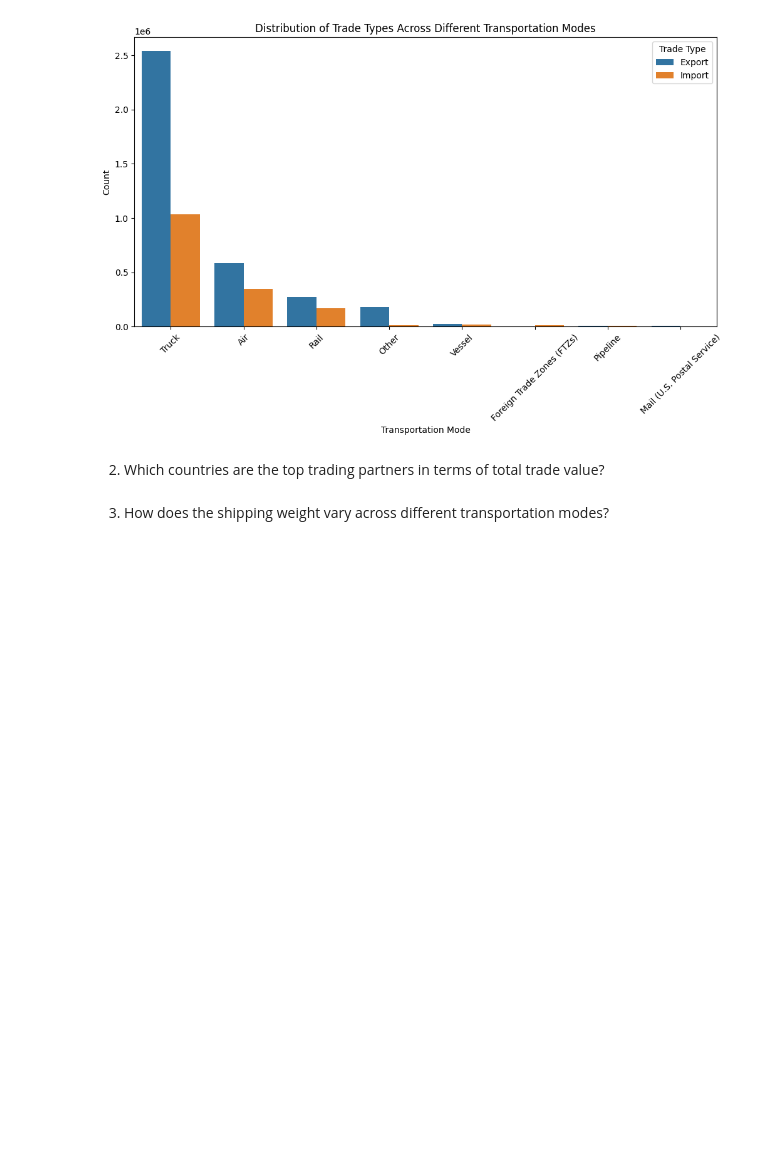
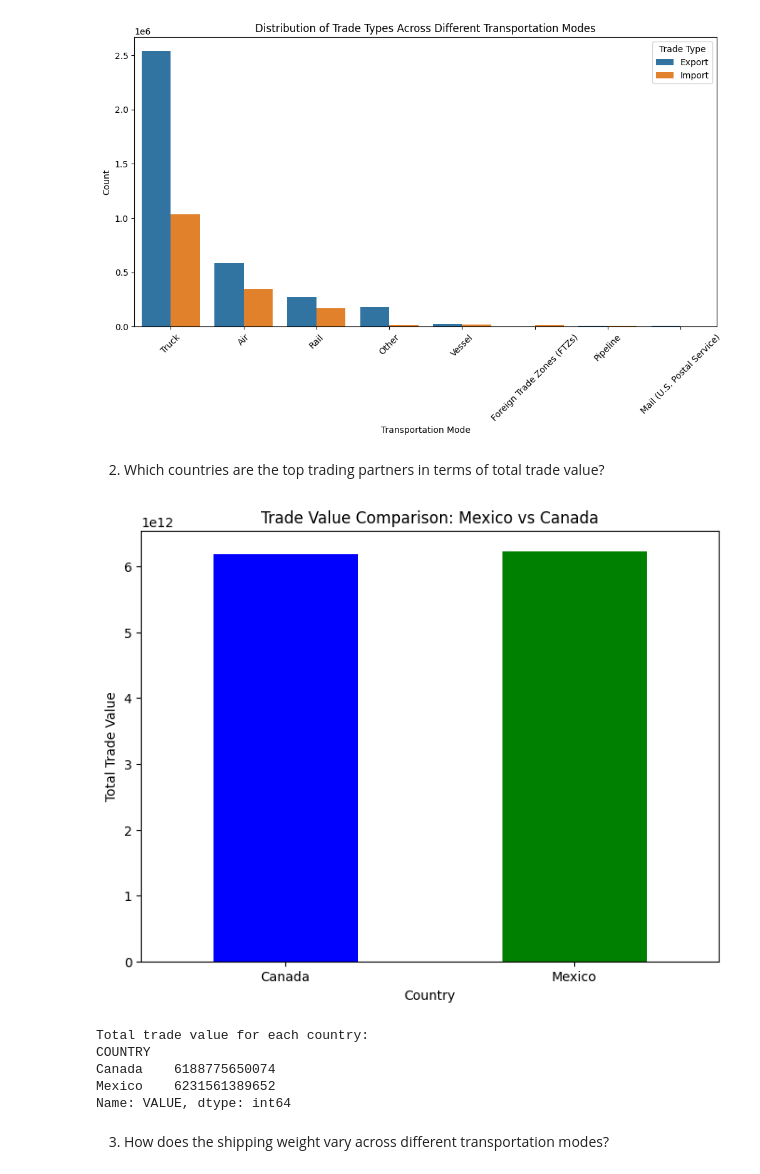
Before and after one commit to Victor-Osei/TransBorder-Freight-Data-Analysis, a Jupyter notebook: mainnew.ipynb, the cells around one changed output. Drawn from its saved outputs; the diff is of its cells as text; code cells hidden in the pictures; blank space fills up the shorter version.

```diff
--- a/mainnew.ipynb
+++ b/mainnew.ipynb
@@ -1496,16 +1496,28 @@ plt.show()
 2. Which countries are the top trading partners in terms of total trade value?
 # %%
 # Calculate the total trade value for each country
-country_trade_value = dfn.groupby('COUNTRY')['VALUE'].sum().sort_values(ascending=False)
+country_trade_value = dfn.groupby('COUNTRY')['VALUE'].sum()
 
-# Plot the top 10 trading partners
-plt.figure(figsize=(12, 6))
-country_trade_value.head(10).plot(kind='bar')
-plt.title('Top 10 Trading Partners by Total Trade Value')
+# Plot the trade value for Mexico and Canada
+plt.figure(figsize=(8, 6))
+country_trade_value.plot(kind='bar', color=['blue', 'green'])
+plt.title('Trade Value Comparison: Mexico vs Canada')
 plt.xlabel('Country')
 plt.ylabel('Total Trade Value')
-plt.xticks(rotation=45)
+plt.xticks(rotation=0)
 plt.show()
+# %% [output]
+[figure, added]
+# %%
+# Display the results
+print("Total trade value for each country:")
+print(country_trade_value)
+# %% [output]
+Total trade value for each country:
+COUNTRY
+Canada    6188775650074
+Mexico    6231561389652
+Name: VALUE, dtype: int64
 # %% [markdown]
 3. How does the shipping weight vary across different transportation modes?
 # %%
```
